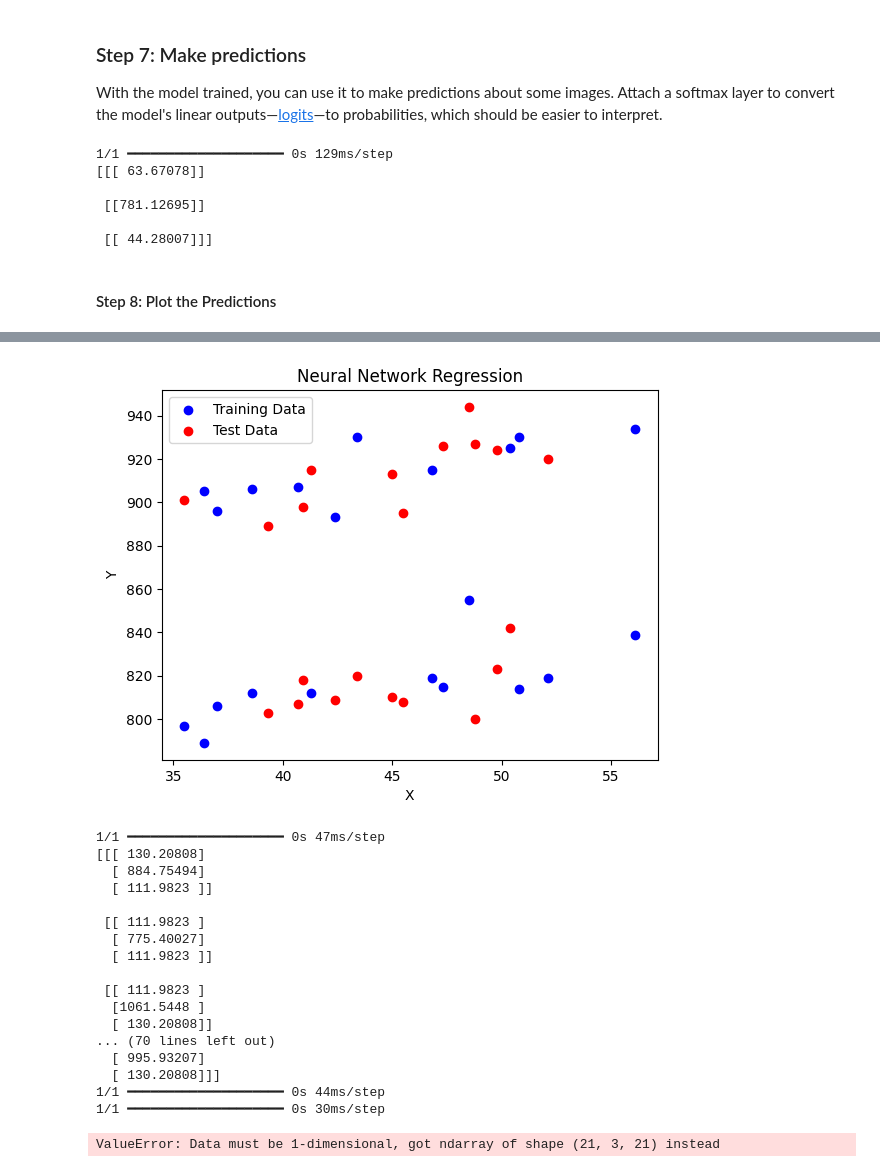
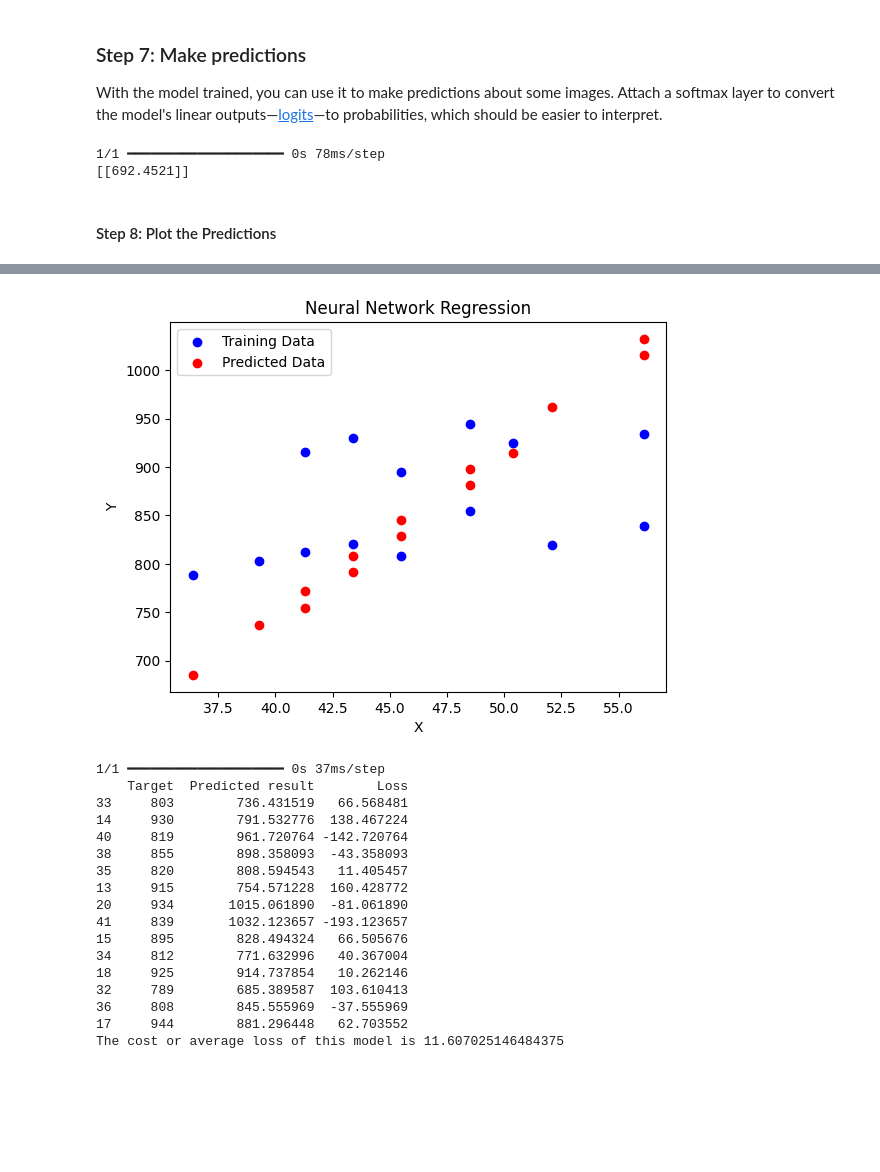
Before and after one commit to waynewilliamprout123456789/Machine_Learning, a Jupyter notebook: examples/5.OOP_Neural_Network_Simple.ipynb, the cells around one changed output, grey strips where cells are left out. Cells and saved outputs as stored; diff of their text form; code cells hidden in the pictures; blank space fills up the shorter version.

```diff
--- a/examples/5.OOP_Neural_Network_Simple.ipynb
+++ b/examples/5.OOP_Neural_Network_Simple.ipynb
@@ -18,3 +18,5 @@ import pandas as pd
 #### Step 2: Import The Data
 # %%
 insects = pd.read_csv('./data/insects.csv', sep='\t')
+insects = insects[insects.continent != 1]
+insects.head()
@@ -21,10 +30,11 @@ insects = pd.read_csv('./data/insects.csv', sep='\t')
 # %% [markdown]
 #### Step 3: Split The Data into Training And Testing Sets
 # %%
-X_insects = insects[['continent', 'latitude', 'sex']]
+X_insects = pd.get_dummies(insects[['continent', 'latitude', 'sex']])
+
 y_insects = insects['wingsize']
 
-X_train, X_test, y_train, y_test = train_test_split(X_insects, y_insects, test_size=0.5, random_state=42)
+X_train, X_test, y_train, y_test = train_test_split(X_insects, y_insects, test_size=0.3, random_state=42)
 # %%
 fig, axs = plt.subplots(1, 2, figsize=(14, 5))
 
@@ -49,10 +59,11 @@ The basic building block of a neural network is the [*layer*](https://www.tensor
 Most of deep learning consists of chaining together simple layers. Most layers, such as `tf.keras.layers.Dense`, have parameters that are learned during training.
 # %%
 model = keras.Sequential([
-    layers.Input(shape=(0,1)),        # Input layer
+    layers.Input(shape=(3,)),        # Input layer
     layers.Dense(3, activation='relu'),  # Hidden layer with 32 neurons and ReLU activation
-    layers.Dense(4, activation='relu'),  # Hidden layer with 32 neurons and ReLU activation
-    layers.Dense(2, activation='relu'),  # Hidden layer with 32 neurons and ReLU activation
+    layers.Dense(9, activation='relu'),  # Hidden layer with 32 neurons and ReLU activation
+    layers.Dense(6, activation='relu'),  # Hidden layer with 32 neurons and ReLU activation
+    layers.Dense(3, activation='relu'),  # Hidden layer with 32 neurons and ReLU activation
     layers.Dense(1)                  # Output layer with a single neuron (for regression)
 ])
 # %%
@@ -68,6 +79,6 @@ Fitting (Training) the neural network model requires the following steps:
 4. Verify that the predictions match the labels from the `test_labels` array.
 # %%
 # You can adjust the number of epochs and batch size based on your data and resources.
-model.fit(X_train, y_train, epochs=100, batch_size=3, validation_data=(X_test, y_test))
+model.fit(X_train, y_train, epochs=100, batch_size=2, validation_data=(X_test, y_test))
 # %% [output]
 Epoch 1/100
@@ -103,22 +114,18 @@ With the model trained, you can use it to make predictions about some images.
 Attach a softmax layer to convert the model's linear outputs—[logits](https://developers.google.com/machine-learning/glossary#logits)—to probabilities, which should be easier to interpret.
 # %%
 # Use the trained model to make predictions on new data
-new_data = np.array([[1], [38], [0]])
+new_data = np.array([[1, 38, 0]])
 predictions = model.predict(new_data)
 print(predictions)
 # %% [output]
-1/1 ━━━━━━━━━━━━━━━━━━━━ 0s 129ms/step
-[[[ 63.67078]]
-
- [[781.12695]]
-
- [[ 44.28007]]]
+1/1 ━━━━━━━━━━━━━━━━━━━━ 0s 78ms/step
+[[692.4521]]
 # %% [markdown]
 #### Step 8: Plot the Predictions
 # %%
 # Plot the actual data and model predictions
 plt.scatter(X_train[['latitude']], y_train, label='Training Data', color='blue')
-plt.scatter(X_test[['latitude']], y_test, label='Test Data', color='red')
+plt.scatter(X_train[['latitude']], model.predict(X_train), label='Predicted Data', color='red')
 plt.xlabel('X')
 plt.ylabel('Y')
 plt.legend()
@@ -128,30 +136,29 @@ plt.show()
-[figure, old version]
+[figure, new version]
 # %%
-print(model.predict(X_train))
+predictions = model.predict(X_train).flatten()
 table = pd.DataFrame({
     'Target': y_train,
-    'Predicted result': model.predict(X_train),
-    'Loss': y_train - model.predict(X_train).round(2)
+    'Predicted result': predictions,
+    'Loss': y_train - predictions
 })
 print(table)
 cost = table['Loss'].sum() / table.shape[0]
 print(f"The cost or average loss of this model is {cost}")
 # %% [output]
-1/1 ━━━━━━━━━━━━━━━━━━━━ 0s 47ms/step
-[[[ 130.20808]
-  [ 884.75494]
-  [ 111.9823 ]]
-
- [[ 111.9823 ]
-  [ 775.40027]
-  [ 111.9823 ]]
-
- [[ 111.9823 ]
-  [1061.5448 ]
-  [ 130.20808]]
-... (70 lines left out)
-  [ 995.93207]
-  [ 130.20808]]]
-1/1 ━━━━━━━━━━━━━━━━━━━━ 0s 44ms/step
-1/1 ━━━━━━━━━━━━━━━━━━━━ 0s 30ms/step
+1/1 ━━━━━━━━━━━━━━━━━━━━ 0s 37ms/step
+    Target  Predicted result        Loss
+33     803        736.431519   66.568481
+14     930        791.532776  138.467224
+40     819        961.720764 -142.720764
+38     855        898.358093  -43.358093
+35     820        808.594543   11.405457
+13     915        754.571228  160.428772
+20     934       1015.061890  -81.061890
+41     839       1032.123657 -193.123657
+15     895        828.494324   66.505676
+34     812        771.632996   40.367004
+18     925        914.737854   10.262146
+32     789        685.389587  103.610413
+36     808        845.555969  -37.555969
+17     944        881.296448   62.703552
+The cost or average loss of this model is 11.607025146484375
-ValueError: Data must be 1-dimensional, got ndarray of shape (21, 3, 21) instead
```
Also changed, not shown: parts of 5 cells of this notebook, 11 other files.
